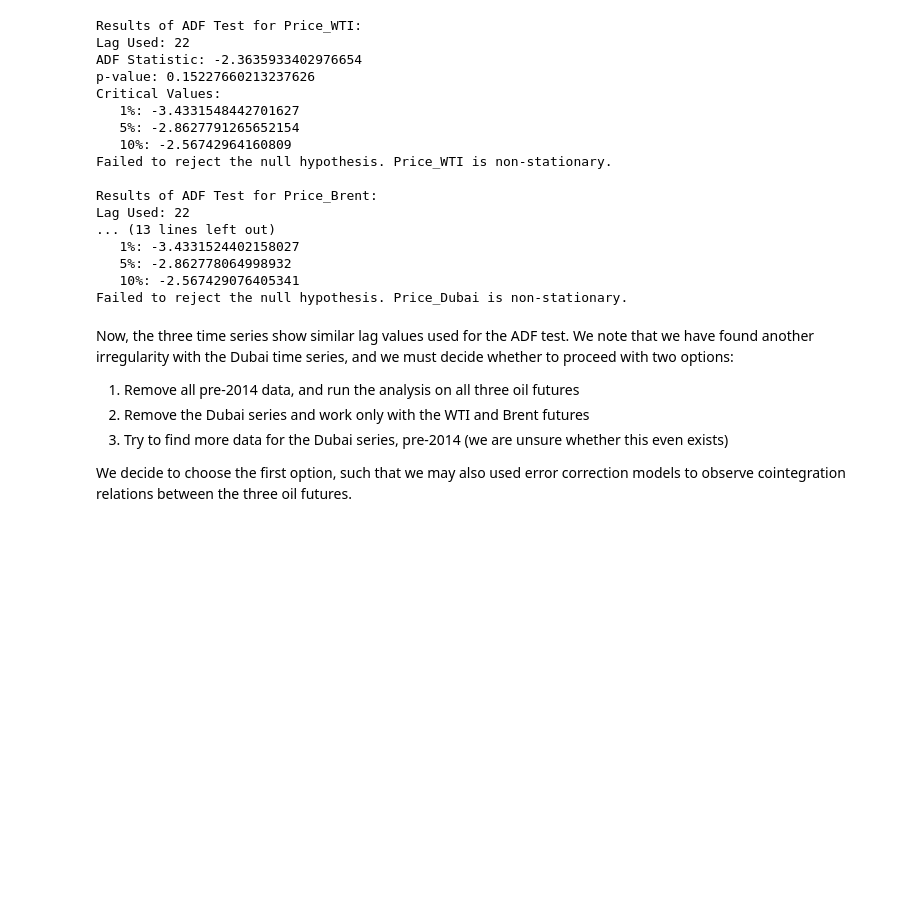
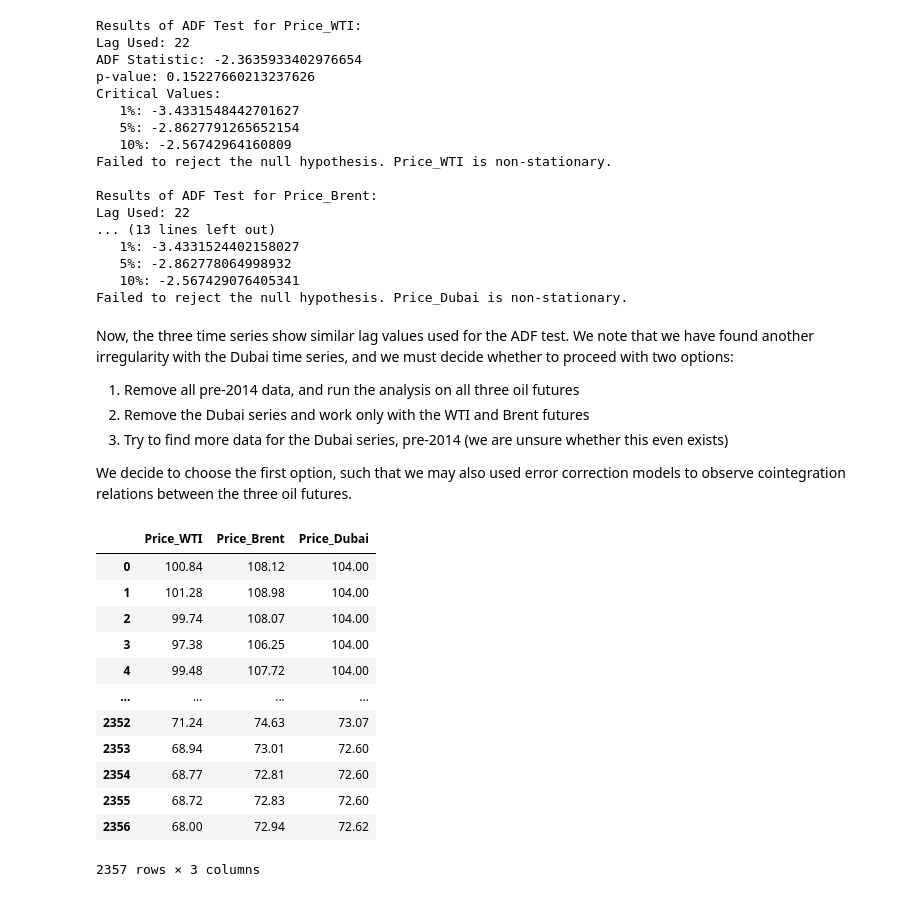
Before and after one commit to fabianbermana/oil_futures_analysis, a Jupyter notebook: scripts/time_series_analysis_1.ipynb, the cells around one changed output. Drawn from its saved outputs; the diff is of its cells as text; code cells hidden in the pictures; blank space fills up the shorter version.

```diff
--- a/scripts/time_series_analysis_1.ipynb
+++ b/scripts/time_series_analysis_1.ipynb
@@ -236,3 +236,26 @@ Now, the three time series show similar lag values used for the ADF test. We not
 3. Try to find more data for the Dubai series, pre-2014 (we are unsure whether this even exists)
 
 We decide to choose the first option, such that we may also used error correction models to observe cointegration relations between the three oil futures.
+# %%
+MODELING_DATA = (
+    COMBINED_DATA
+    .loc[:,['Price_WTI', 'Price_Brent', 'Price_Dubai']]
+    .dropna()
+    .reset_index(drop=True)
+)
+
+display(MODELING_DATA)
+# %% [output]
+|  | Price_WTI | Price_Brent | Price_Dubai |
+| 0 | 100.84 | 108.12 | 104.00 |
+| 1 | 101.28 | 108.98 | 104.00 |
+| 2 | 99.74 | 108.07 | 104.00 |
+| 3 | 97.38 | 106.25 | 104.00 |
+| 4 | 99.48 | 107.72 | 104.00 |
+| ... | ... | ... | ... |
+| 2352 | 71.24 | 74.63 | 73.07 |
+| 2353 | 68.94 | 73.01 | 72.60 |
+| 2354 | 68.77 | 72.81 | 72.60 |
+| 2355 | 68.72 | 72.83 | 72.60 |
+| 2356 | 68.00 | 72.94 | 72.62 |
+2357 rows × 3 columns
```
Also changed, not shown: parts of 5 cells of this notebook, 1 other file.
